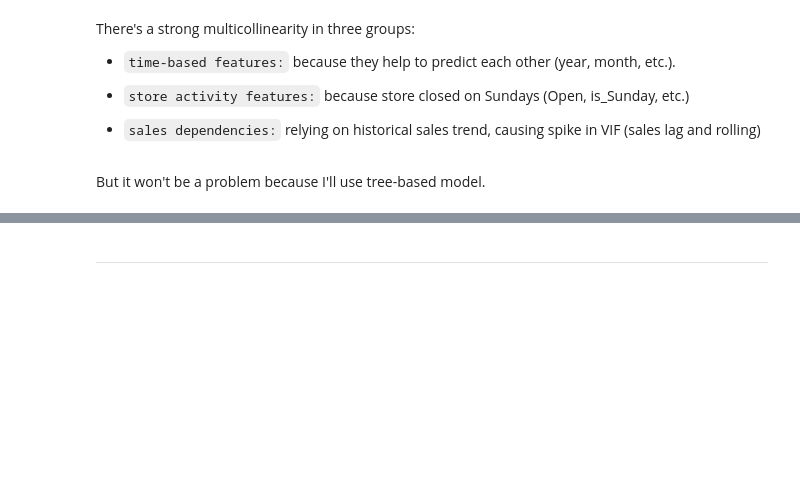
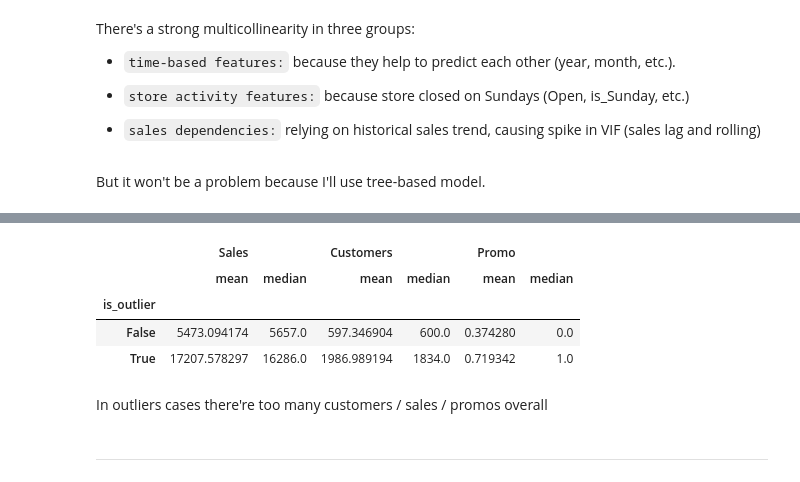
Before and after one commit to nick-st-coder/rossmann, a Jupyter notebook: notebooks/EDA.ipynb, the cells around one changed output, grey strips where cells are left out. Saved outputs shown, nothing was run; the diff lists cells and outputs as text; code cells hidden in the pictures; blank space fills up the shorter version.

```diff
--- a/notebooks/EDA.ipynb
+++ b/notebooks/EDA.ipynb
@@ -136,3 +191,20 @@ But it won't be a problem because I'll use tree-based model.
+# %%
+df["is_outlier"] = df["Sales"].between(
+    Q1 - 1.5 * IQR,
+    Q3 + 1.5 * IQR
+).eq(False)
+
+df.groupby("is_outlier")[
+    ["Sales", "Customers", "Promo"]
+].agg(["mean", "median"])
+# %% [output]
+|  | Sales |  | Customers |  | Promo |  |
+|  | mean | median | mean | median | mean | median |
+| is_outlier |  |  |  |  |  |  |
+| False | 5473.094174 | 5657.0 | 597.346904 | 600.0 | 0.374280 | 0.0 |
+| True | 17207.578297 | 16286.0 | 1986.989194 | 1834.0 | 0.719342 | 1.0 |
+# %% [markdown]
+In outliers cases there're too many customers / sales / promos overall
 # %% [markdown]
 ---
 # %% [markdown]
```
Also changed, not shown: parts of 12 cells of this notebook.
